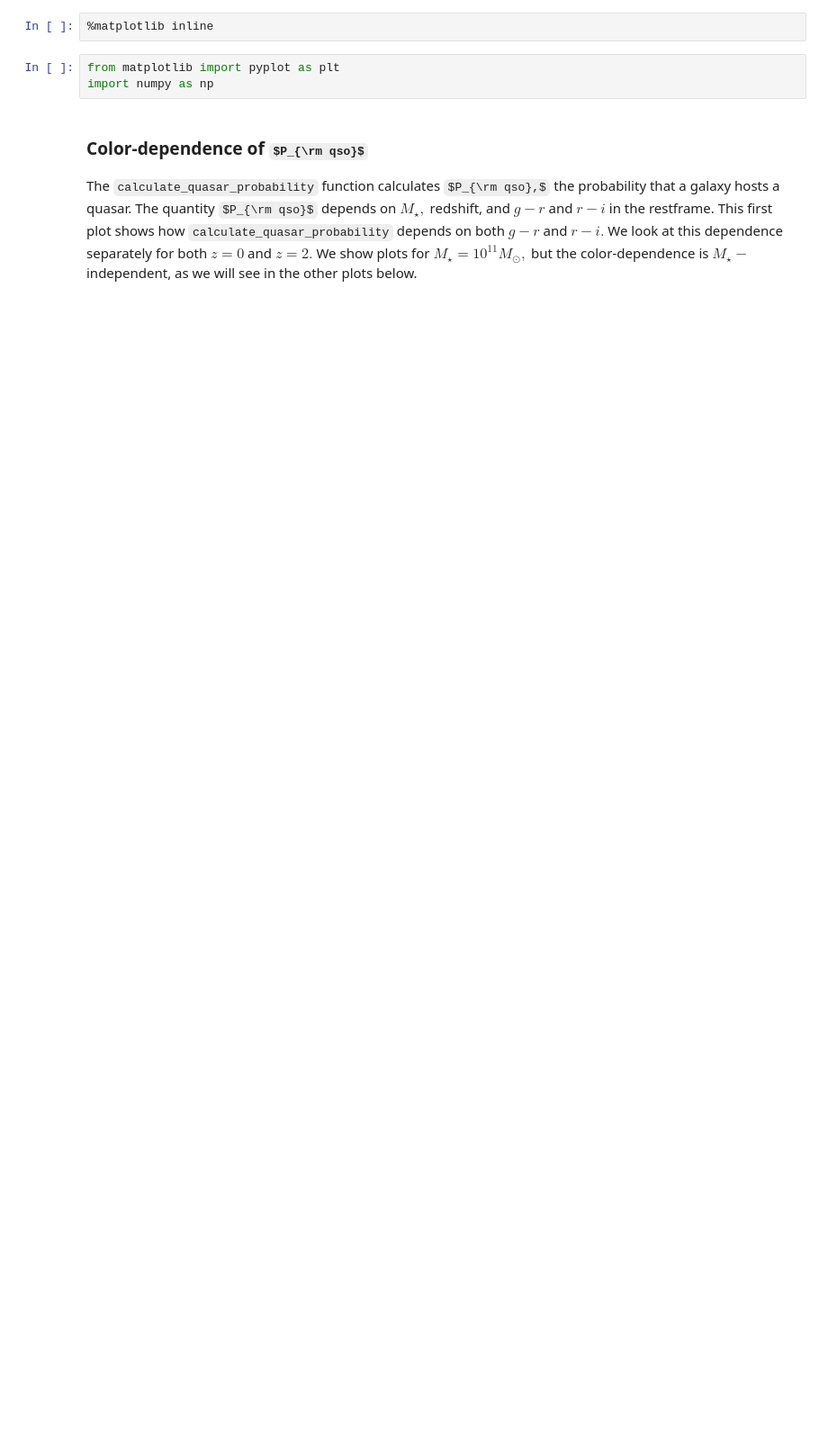
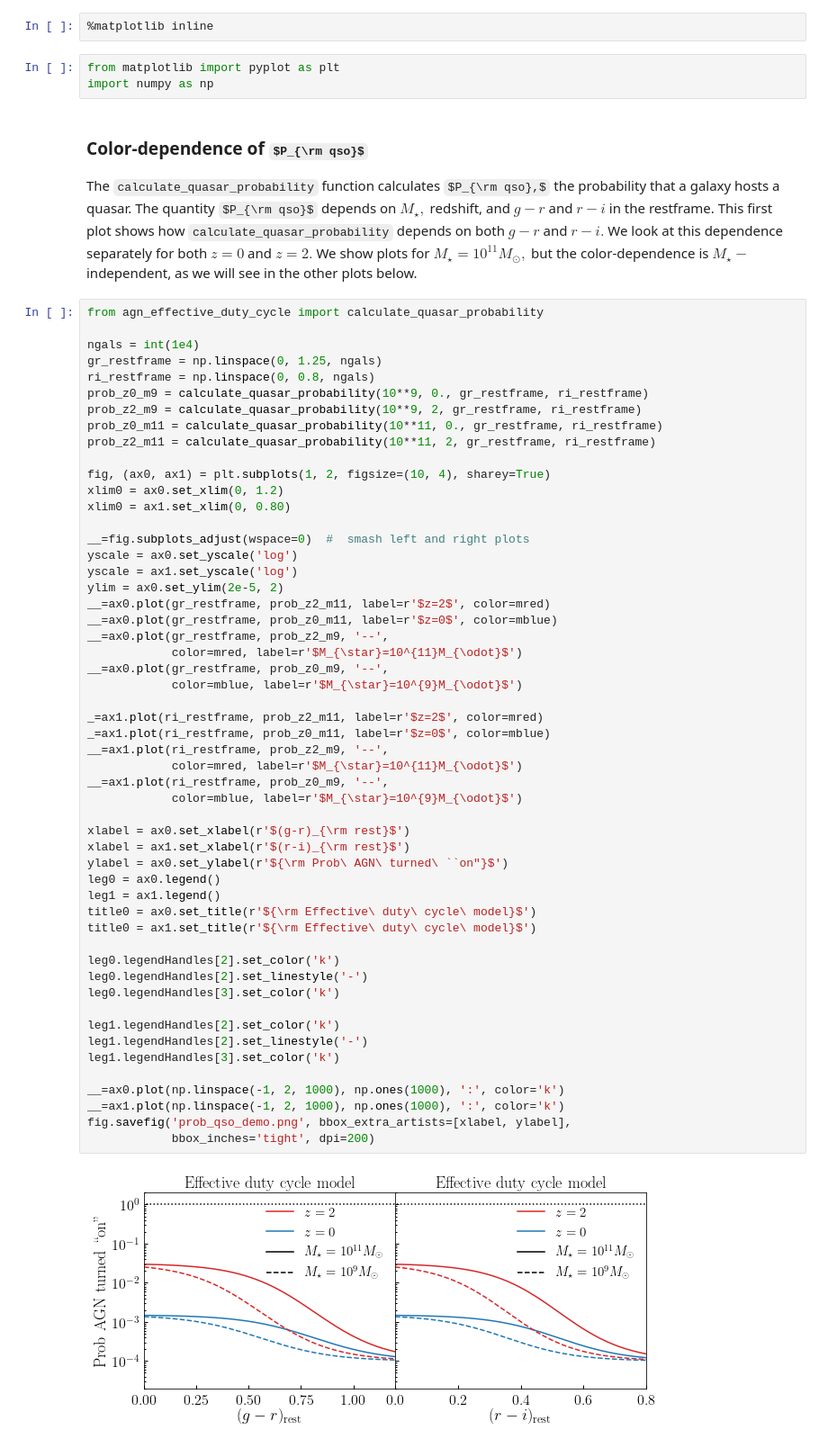
Before and after one commit to aphearin/dev_dc2_agn_model, a Jupyter notebook: demo_quasar_prob_model.ipynb, the cells around one changed output. Shown: that part at 90% size. Drawn from its saved outputs; the diff is of its cells as text; some formulas as TeX source; blank space fills up the shorter version.

```diff
--- a/demo_quasar_prob_model.ipynb
+++ b/demo_quasar_prob_model.ipynb
@@ -11,3 +20,58 @@ import numpy as np
 ### Color-dependence of $P_{\rm qso}$
 
 The `calculate_quasar_probability` function calculates $P_{\rm qso},$ the probability that a galaxy hosts a quasar. The quantity $P_{\rm qso}$ depends on $M_{\star},$ redshift, and $g-r$ and $r-i$ in the restframe. This first plot shows how `calculate_quasar_probability` depends on both $g-r$ and $r-i.$ We look at this dependence separately for both $z=0$ and $z=2.$ We show plots for $M_{\star}=10^{11}M_{\odot},$ but the color-dependence is $M_{\star}-$independent, as we will see in the other plots below.
+# %%
+from agn_effective_duty_cycle import calculate_quasar_probability
+
+ngals = int(1e4)
+gr_restframe = np.linspace(0, 1.25, ngals)
+ri_restframe = np.linspace(0, 0.8, ngals)
+prob_z0_m9 = calculate_quasar_probability(10**9, 0., gr_restframe, ri_restframe)
+prob_z2_m9 = calculate_quasar_probability(10**9, 2, gr_restframe, ri_restframe)
+prob_z0_m11 = calculate_quasar_probability(10**11, 0., gr_restframe, ri_restframe)
+prob_z2_m11 = calculate_quasar_probability(10**11, 2, gr_restframe, ri_restframe)
+
+fig, (ax0, ax1) = plt.subplots(1, 2, figsize=(10, 4), sharey=True)
+xlim0 = ax0.set_xlim(0, 1.2)
+xlim0 = ax1.set_xlim(0, 0.80)
+
+__=fig.subplots_adjust(wspace=0)  #  smash left and right plots
+yscale = ax0.set_yscale('log')
+yscale = ax1.set_yscale('log')
+ylim = ax0.set_ylim(2e-5, 2)
+__=ax0.plot(gr_restframe, prob_z2_m11, label=r'$z=2$', color=mred)
+__=ax0.plot(gr_restframe, prob_z0_m11, label=r'$z=0$', color=mblue)
+__=ax0.plot(gr_restframe, prob_z2_m9, '--',
+            color=mred, label=r'$M_{\star}=10^{11}M_{\odot}$')
+__=ax0.plot(gr_restframe, prob_z0_m9, '--',
+            color=mblue, label=r'$M_{\star}=10^{9}M_{\odot}$')
+
+_=ax1.plot(ri_restframe, prob_z2_m11, label=r'$z=2$', color=mred)
+_=ax1.plot(ri_restframe, prob_z0_m11, label=r'$z=0$', color=mblue)
+__=ax1.plot(ri_restframe, prob_z2_m9, '--',
+            color=mred, label=r'$M_{\star}=10^{11}M_{\odot}$')
+__=ax1.plot(ri_restframe, prob_z0_m9, '--',
+            color=mblue, label=r'$M_{\star}=10^{9}M_{\odot}$')
+
+xlabel = ax0.set_xlabel(r'$(g-r)_{\rm rest}$')
+xlabel = ax1.set_xlabel(r'$(r-i)_{\rm rest}$')
+ylabel = ax0.set_ylabel(r'${\rm Prob\ AGN\ turned\ ``on"}$')
+leg0 = ax0.legend()
+leg1 = ax1.legend()
+title0 = ax0.set_title(r'${\rm Effective\ duty\ cycle\ model}$')
+title0 = ax1.set_title(r'${\rm Effective\ duty\ cycle\ model}$')
+
+leg0.legendHandles[2].set_color('k')
+leg0.legendHandles[2].set_linestyle('-')
+leg0.legendHandles[3].set_color('k')
+
+leg1.legendHandles[2].set_color('k')
+leg1.legendHandles[2].set_linestyle('-')
+leg1.legendHandles[3].set_color('k')
+
+__=ax0.plot(np.linspace(-1, 2, 1000), np.ones(1000), ':', color='k')
+__=ax1.plot(np.linspace(-1, 2, 1000), np.ones(1000), ':', color='k')
+fig.savefig('prob_qso_demo.png', bbox_extra_artists=[xlabel, ylabel],
+            bbox_inches='tight', dpi=200)
+# %% [output]
+[figure, added]
```
Also changed, not shown: parts of 10 cells of this notebook, 1 other file.
